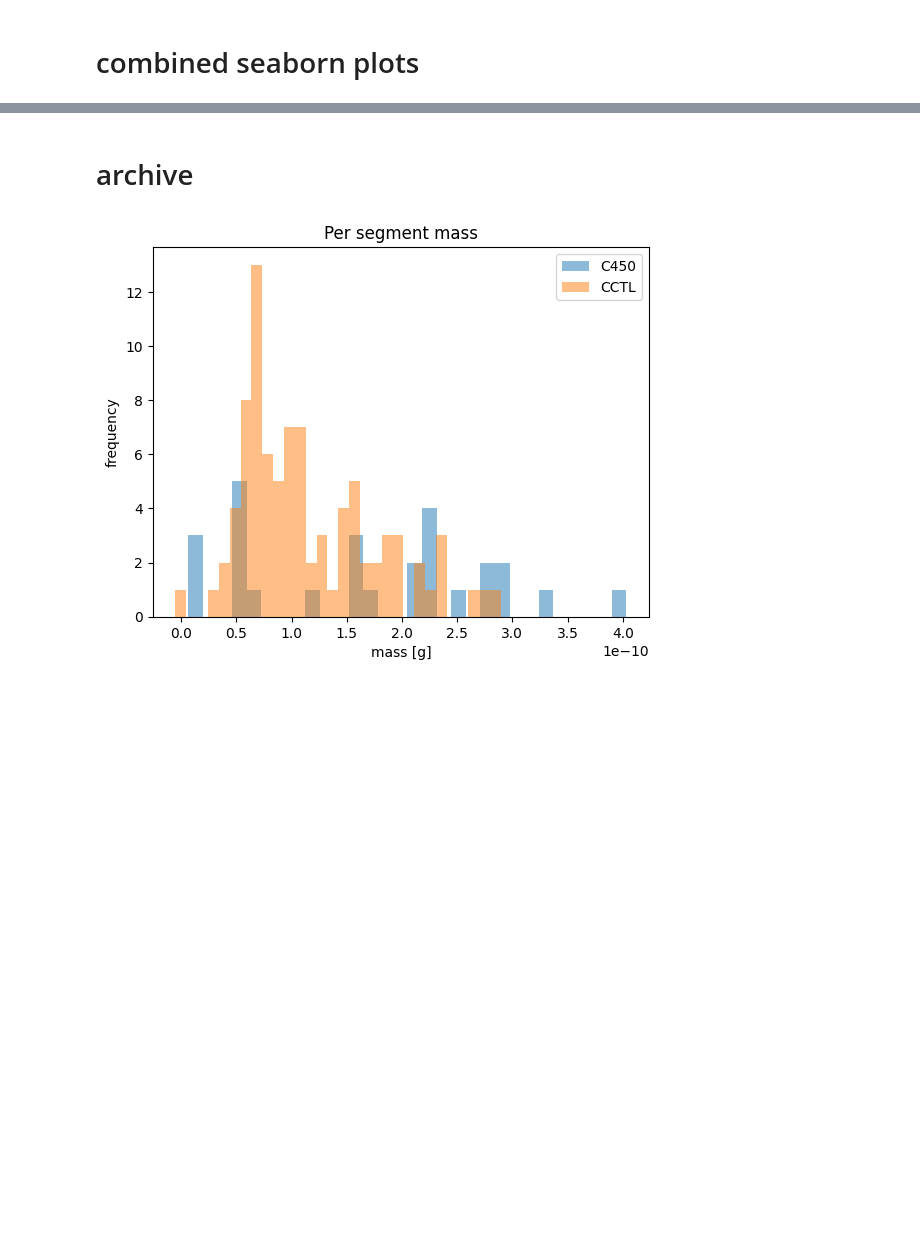
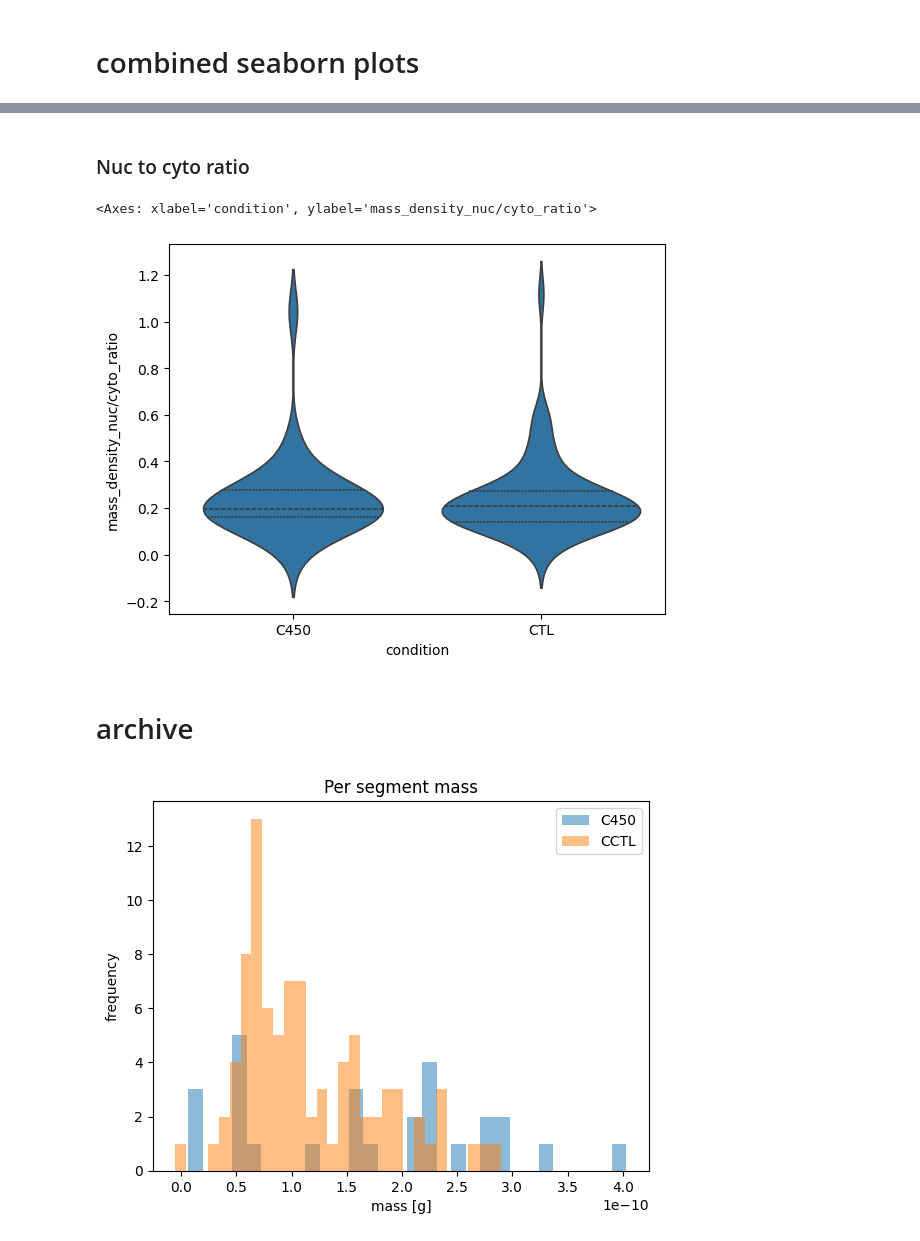
Before and after one commit to GrussmayerLab/dry_mass, a Jupyter notebook: mass_distribution_summary.ipynb, the cells around one changed output, grey strips where cells are left out. Drawn from its saved outputs; the diff is of its cells as text; code cells hidden in the pictures; blank space fills up the shorter version.

```diff
--- a/mass_distribution_summary.ipynb
+++ b/mass_distribution_summary.ipynb
@@ -242,8 +259,0 @@ plt.show()
-# %%
-
-
-f, ax = plt.subplots(ncols=len(keys), nrows=1, sharey=True, sharex=True, figsize=(15,5))
-
-axs= ax.flatten()
-for i, k in enumerate(keys):
-    sns.jointplot(ax=axs[i], data=combined_df, x=f'area_{k}_m2', y=f'mass_density_{k}', hue='condition', alpha=0.5)
@@ -255,3 +260,10 @@ for i, k in enumerate(keys):
+# %% [markdown]
+### Nuc to cyto ratio
+# %%
+sns.violinplot(data=combined_df, x="condition", y=f'mass_density_{keys[1]}/{keys[2]}_ratio',  inner="quart")
+# %% [output]
+<Axes: xlabel='condition', ylabel='mass_density_nuc/cyto_ratio'>
+[figure, added]
 # %% [markdown]
 # archive
 # %%
```
Also changed, not shown: parts of 13 cells of this notebook, 2 other files.
